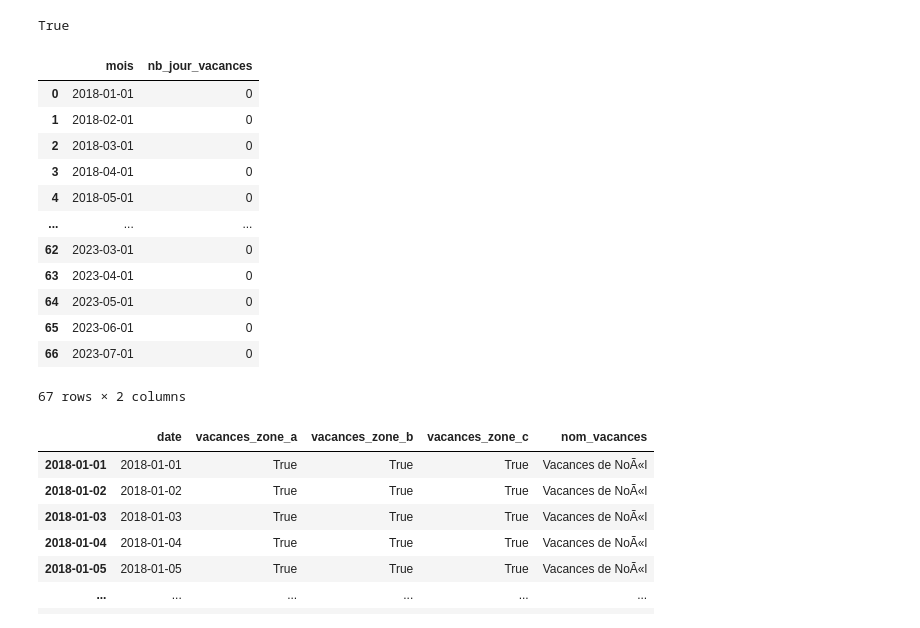
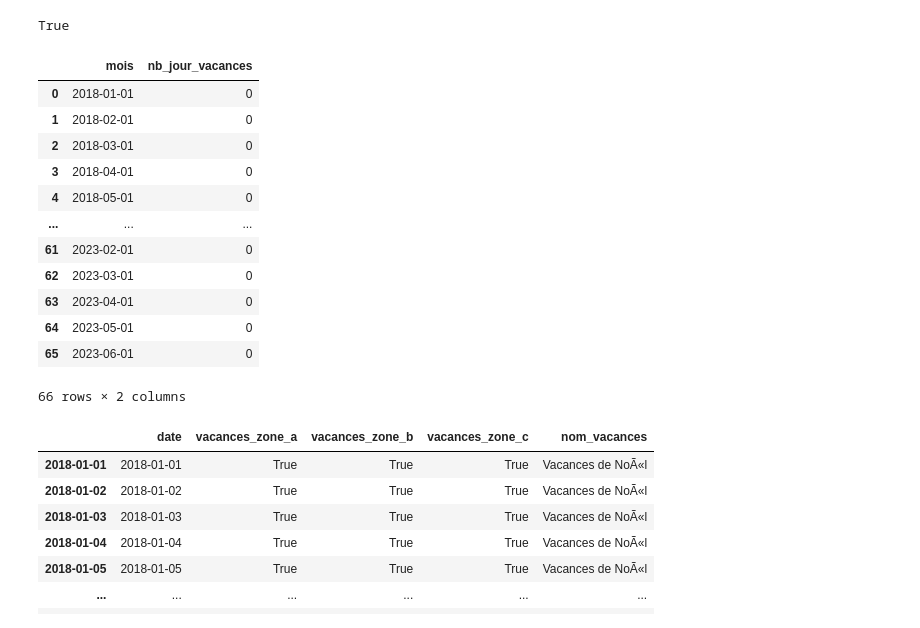
Before and after one commit to MatteoGentili/Apprentissage_Automatique_Project, a Jupyter notebook: Python_files/time_series.ipynb, the cells around one changed output. Cells and saved outputs as stored; diff of their text form; code cells hidden in the pictures.

```diff
--- a/Python_files/time_series.ipynb
+++ b/Python_files/time_series.ipynb
@@ -374,24 +374,24 @@ d.is_holiday(datetime.date(2017, 12, 25))
 # %% [output]
 True
 # %%
-date_list = pd.date_range(start='2018-01-01', end='2023-07-01', freq='MS')
+date_list = pd.date_range(start='2018-01-01', end='2023-06-01', freq='MS')
 df_mois = pd.DataFrame({'mois': pd.to_datetime(date_list), 'nb_jour_vacances':0})
 
 df_mois
 # %% [output]
 |  | mois | nb_jour_vacances |
 | 0 | 2018-01-01 | 0 |
 | 1 | 2018-02-01 | 0 |
 | 2 | 2018-03-01 | 0 |
 | 3 | 2018-04-01 | 0 |
 | 4 | 2018-05-01 | 0 |
 | ... | ... | ... |
+| 61 | 2023-02-01 | 0 |
 | 62 | 2023-03-01 | 0 |
 | 63 | 2023-04-01 | 0 |
 | 64 | 2023-05-01 | 0 |
 | 65 | 2023-06-01 | 0 |
-| 66 | 2023-07-01 | 0 |
-67 rows × 2 columns
+66 rows × 2 columns
 # %%
 vac = pd.DataFrame()
 for annee in range(2018,2024):
```
Also changed, not shown: parts of 7 cells of this notebook, 2 other files.
